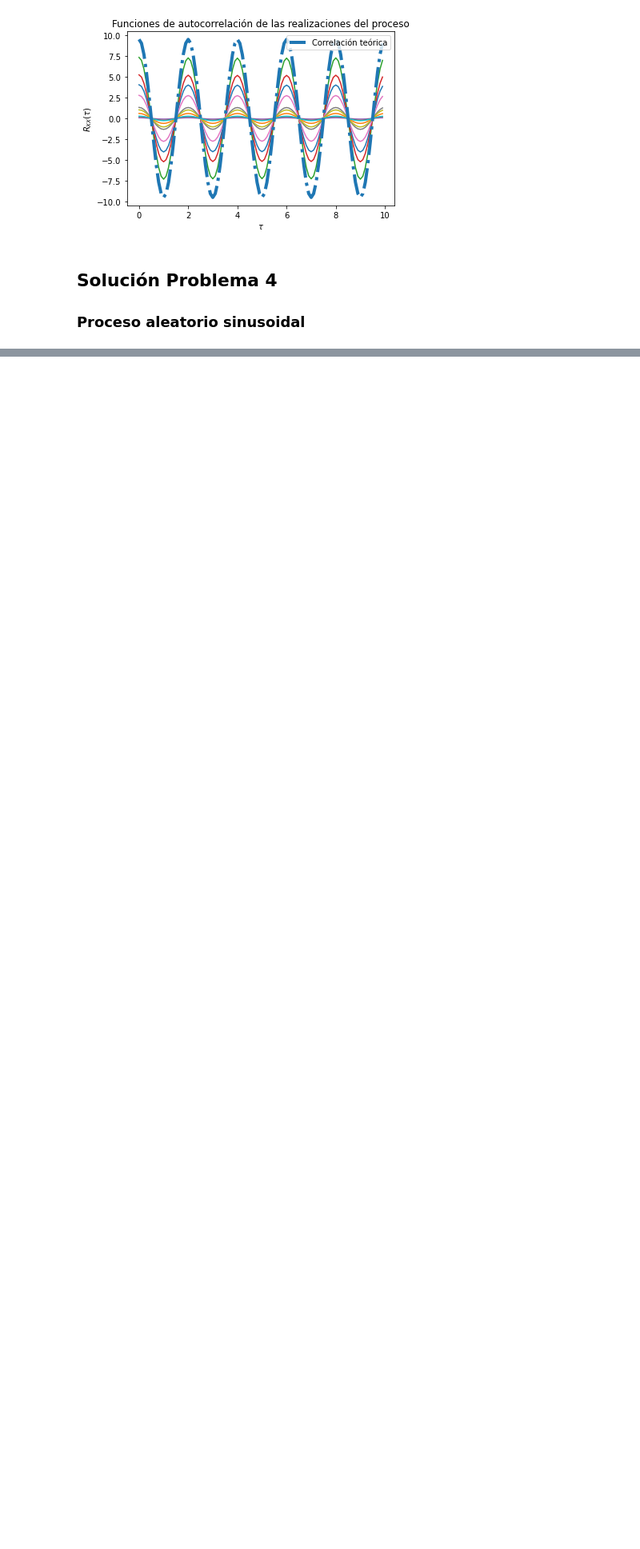
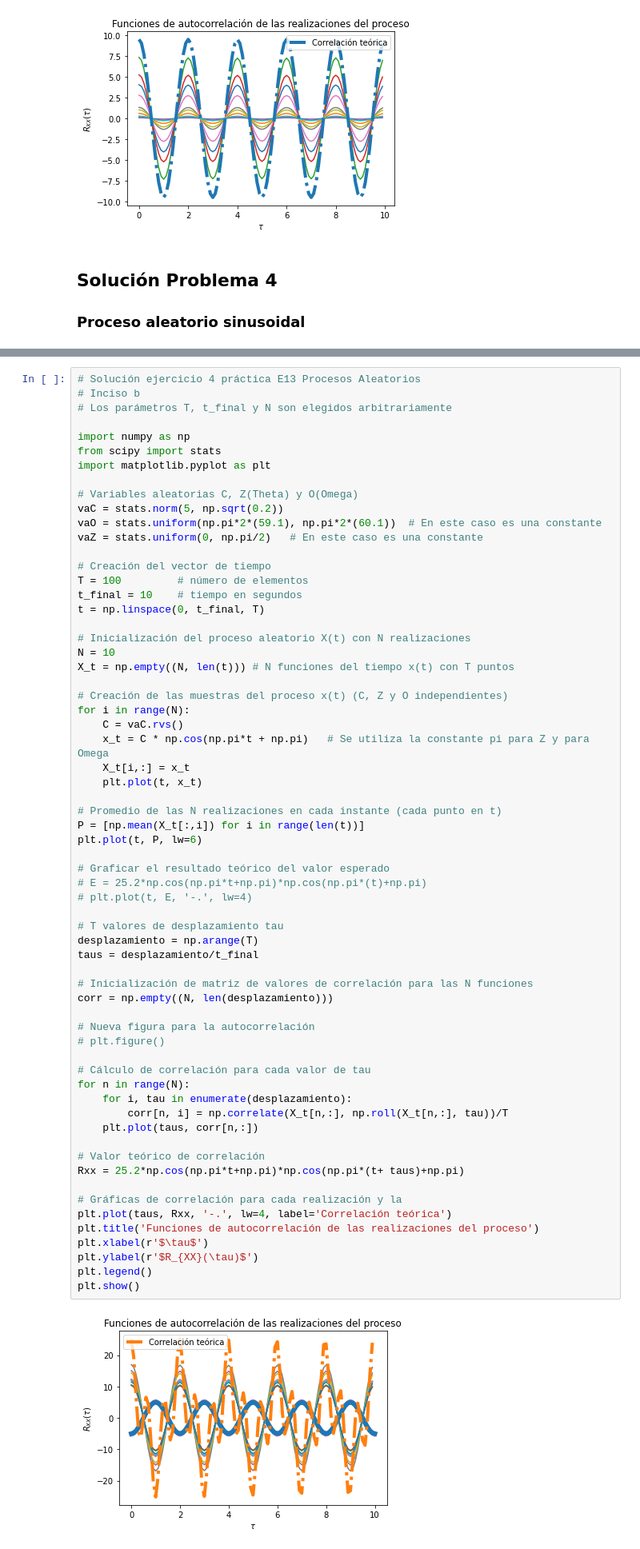
Before and after one commit to kathalsol/Tema4, a Jupyter notebook: Solución 2 y 4.ipynb, the cells around one changed output, grey strips where cells are left out. Shown at 80% size. Drawn from its saved outputs; the diff is of its cells as text; blank space fills up the shorter version.

```diff
--- a/Solución 2 y 4.ipynb
+++ b/Solución 2 y 4.ipynb
@@ -127,0 +127,66 @@ plt.show()
+# %%
+# Solución ejercicio 4 práctica E13 Procesos Aleatorios
+# Inciso b
+# Los parámetros T, t_final y N son elegidos arbitrariamente
+
+import numpy as np
+from scipy import stats
+import matplotlib.pyplot as plt
+
+# Variables aleatorias C, Z(Theta) y O(Omega)
+vaC = stats.norm(5, np.sqrt(0.2))
+vaO = stats.uniform(np.pi*2*(59.1), np.pi*2*(60.1))  # En este caso es una constante
+vaZ = stats.uniform(0, np.pi/2)   # En este caso es una constante
+
+# Creación del vector de tiempo
+T = 100			# número de elementos
+t_final = 10	# tiempo en segundos
+t = np.linspace(0, t_final, T)
+
+# Inicialización del proceso aleatorio X(t) con N realizaciones
+N = 10
+X_t = np.empty((N, len(t)))	# N funciones del tiempo x(t) con T puntos
+
+# Creación de las muestras del proceso x(t) (C, Z y O independientes)
+for i in range(N):
+	C = vaC.rvs()
+	x_t = C * np.cos(np.pi*t + np.pi)   # Se utiliza la constante pi para Z y para Omega
+	X_t[i,:] = x_t
+	plt.plot(t, x_t)
+
+# Promedio de las N realizaciones en cada instante (cada punto en t)
+P = [np.mean(X_t[:,i]) for i in range(len(t))]
+plt.plot(t, P, lw=6)
+
+# Graficar el resultado teórico del valor esperado
+# E = 25.2*np.cos(np.pi*t+np.pi)*np.cos(np.pi*(t)+np.pi)
+# plt.plot(t, E, '-.', lw=4)
+
+# T valores de desplazamiento tau
+desplazamiento = np.arange(T)
+taus = desplazamiento/t_final
+
+# Inicialización de matriz de valores de correlación para las N funciones
+corr = np.empty((N, len(desplazamiento)))
+
+# Nueva figura para la autocorrelación
+# plt.figure()
+
+# Cálculo de correlación para cada valor de tau
+for n in range(N):
+	for i, tau in enumerate(desplazamiento):
+		corr[n, i] = np.correlate(X_t[n,:], np.roll(X_t[n,:], tau))/T
+	plt.plot(taus, corr[n,:])
+
+# Valor teórico de correlación
+Rxx = 25.2*np.cos(np.pi*t+np.pi)*np.cos(np.pi*(t+ taus)+np.pi)
+
+# Gráficas de correlación para cada realización y la
+plt.plot(taus, Rxx, '-.', lw=4, label='Correlación teórica')
+plt.title('Funciones de autocorrelación de las realizaciones del proceso')
+plt.xlabel(r'$\tau$')
+plt.ylabel(r'$R_{XX}(\tau)$')
+plt.legend()
+plt.show()
+# %% [output]
+[figure, added]
```
Also changed, not shown: parts of 1 cell of this notebook.
